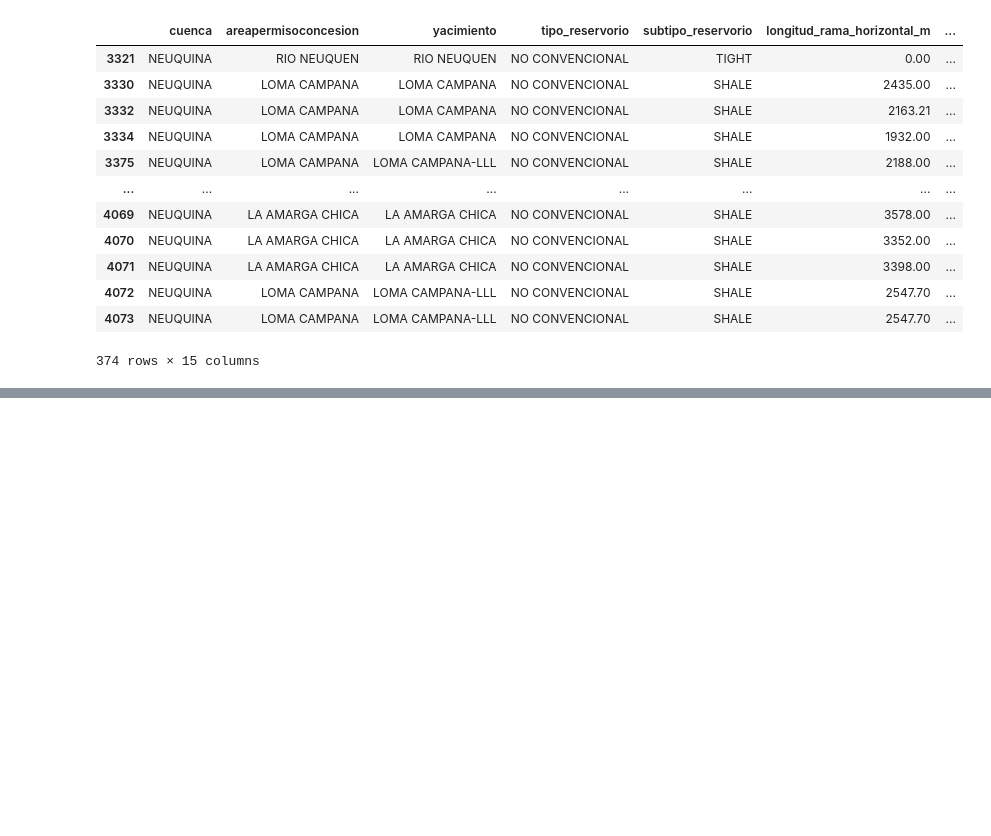
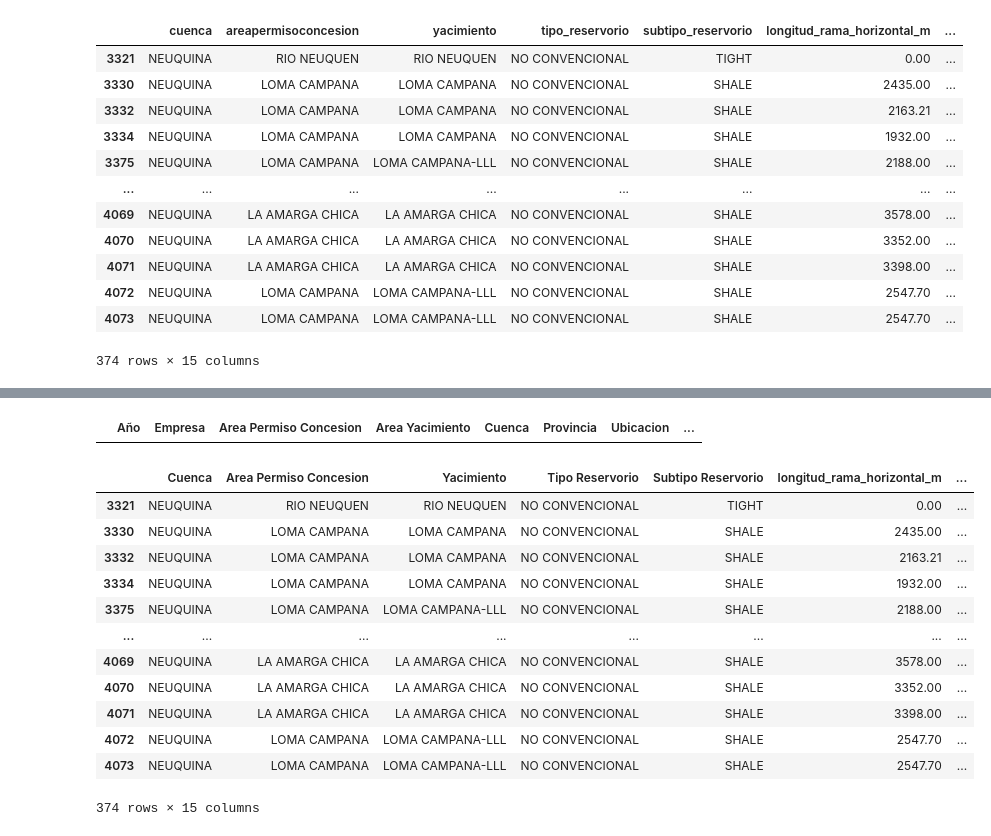
Before and after one commit to antonellafontanetto/DataScience-Entregas, a Jupyter notebook: Proyecto_YPF_4x4_AntoV2.ipynb, the cells around one changed output, grey strips where cells are left out. Cells and saved outputs as stored; diff of their text form; code cells hidden in the pictures; blank space fills up the shorter version.

```diff
--- a/Proyecto_YPF_4x4_AntoV2.ipynb
+++ b/Proyecto_YPF_4x4_AntoV2.ipynb
@@ -131,0 +308,24 @@ etapasfracturadas_ypf
+# %%
+pozos_ypf = pozosterminados[(pozosterminados['empresa'] == 'YPF S.A.')&(pozosterminados['cuenca'] == 'NEUQUINA')&(pozosterminados['anio']>2022)].copy()
+pozos_ypf.rename(columns={'anio':'Año','empresa':'Empresa','areapermisoconcesion':'Area Permiso Concesion','areayacimiento':'Area Yacimiento','cuenca':'Cuenca','provincia':'Provincia','ubicacion':'Ubicacion','tipodepozoterminado':'Tipo De Pozo Terminado','concepto':'Concepto'}, inplace=True)
+pozos_ypf
+# %% [output]
+|  | Año | Empresa | Area Permiso Concesion | Area Yacimiento | Cuenca | Provincia | Ubicacion | ... |
+# %%
+etapasfracturadas_ypf = etapasfracturadas[(etapasfracturadas['empresa_informante'] == 'YPF S.A.')&(etapasfracturadas['cuenca'] == 'NEUQUINA')&(etapasfracturadas['anio']>2022)].copy()
+etapasfracturadas_ypf.rename(columns={'anio':'Año','empresa_informante':'Empresa Informante','areapermisoconcesion':'Area Permiso Concesion','yacimiento':'Yacimiento','cuenca':'Cuenca','tipo_reservorio':'Tipo Reservorio','subtipo_reservorio':'Subtipo Reservorio'}, inplace=True)
+etapasfracturadas_ypf
+# %% [output]
+|  | Cuenca | Area Permiso Concesion | Yacimiento | Tipo Reservorio | Subtipo Reservorio | longitud_rama_horizontal_m | ... |
+| 3321 | NEUQUINA | RIO NEUQUEN | RIO NEUQUEN | NO CONVENCIONAL | TIGHT | 0.00 | ... |
+| 3330 | NEUQUINA | LOMA CAMPANA | LOMA CAMPANA | NO CONVENCIONAL | SHALE | 2435.00 | ... |
+| 3332 | NEUQUINA | LOMA CAMPANA | LOMA CAMPANA | NO CONVENCIONAL | SHALE | 2163.21 | ... |
+| 3334 | NEUQUINA | LOMA CAMPANA | LOMA CAMPANA | NO CONVENCIONAL | SHALE | 1932.00 | ... |
+| 3375 | NEUQUINA | LOMA CAMPANA | LOMA CAMPANA-LLL | NO CONVENCIONAL | SHALE | 2188.00 | ... |
+| ... | ... | ... | ... | ... | ... | ... | ... |
+| 4069 | NEUQUINA | LA AMARGA CHICA | LA AMARGA CHICA | NO CONVENCIONAL | SHALE | 3578.00 | ... |
+| 4070 | NEUQUINA | LA AMARGA CHICA | LA AMARGA CHICA | NO CONVENCIONAL | SHALE | 3352.00 | ... |
+| 4071 | NEUQUINA | LA AMARGA CHICA | LA AMARGA CHICA | NO CONVENCIONAL | SHALE | 3398.00 | ... |
+| 4072 | NEUQUINA | LOMA CAMPANA | LOMA CAMPANA-LLL | NO CONVENCIONAL | SHALE | 2547.70 | ... |
+| 4073 | NEUQUINA | LOMA CAMPANA | LOMA CAMPANA-LLL | NO CONVENCIONAL | SHALE | 2547.70 | ... |
+374 rows × 15 columns
```
Also changed, not shown: parts of 25 cells of this notebook.
